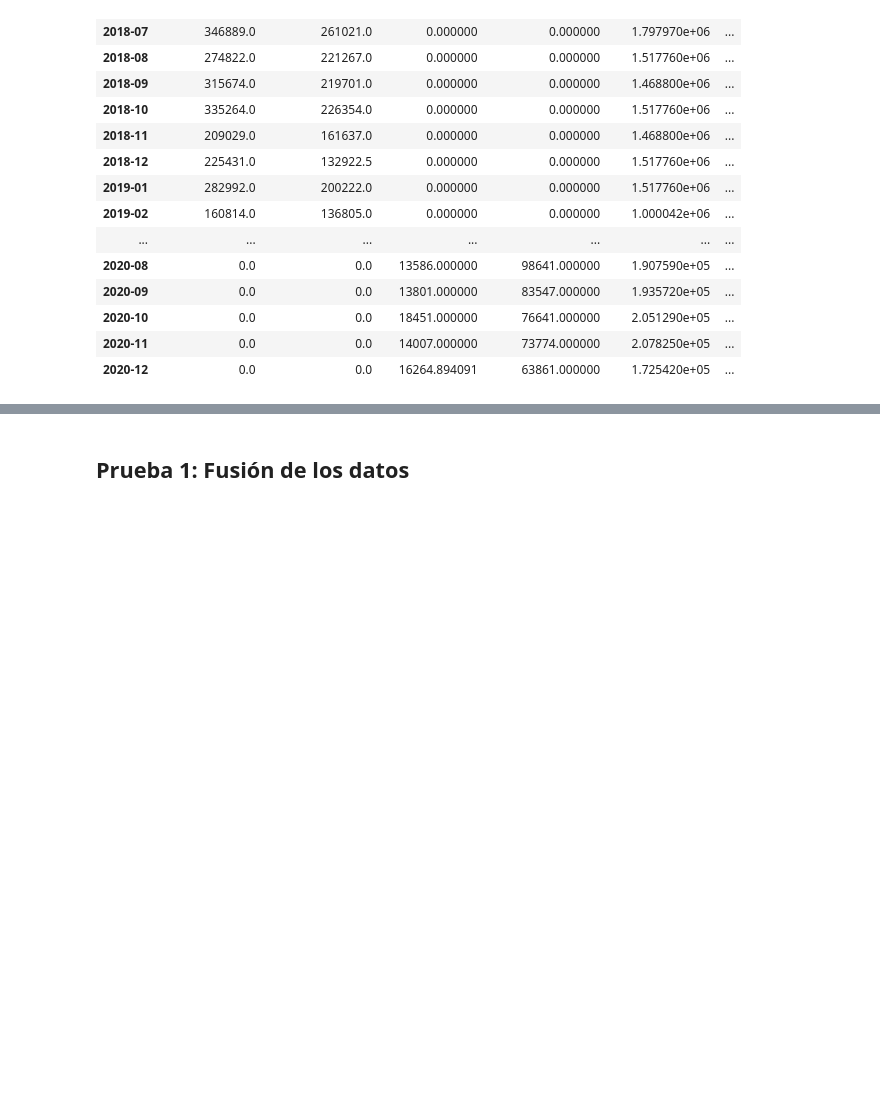
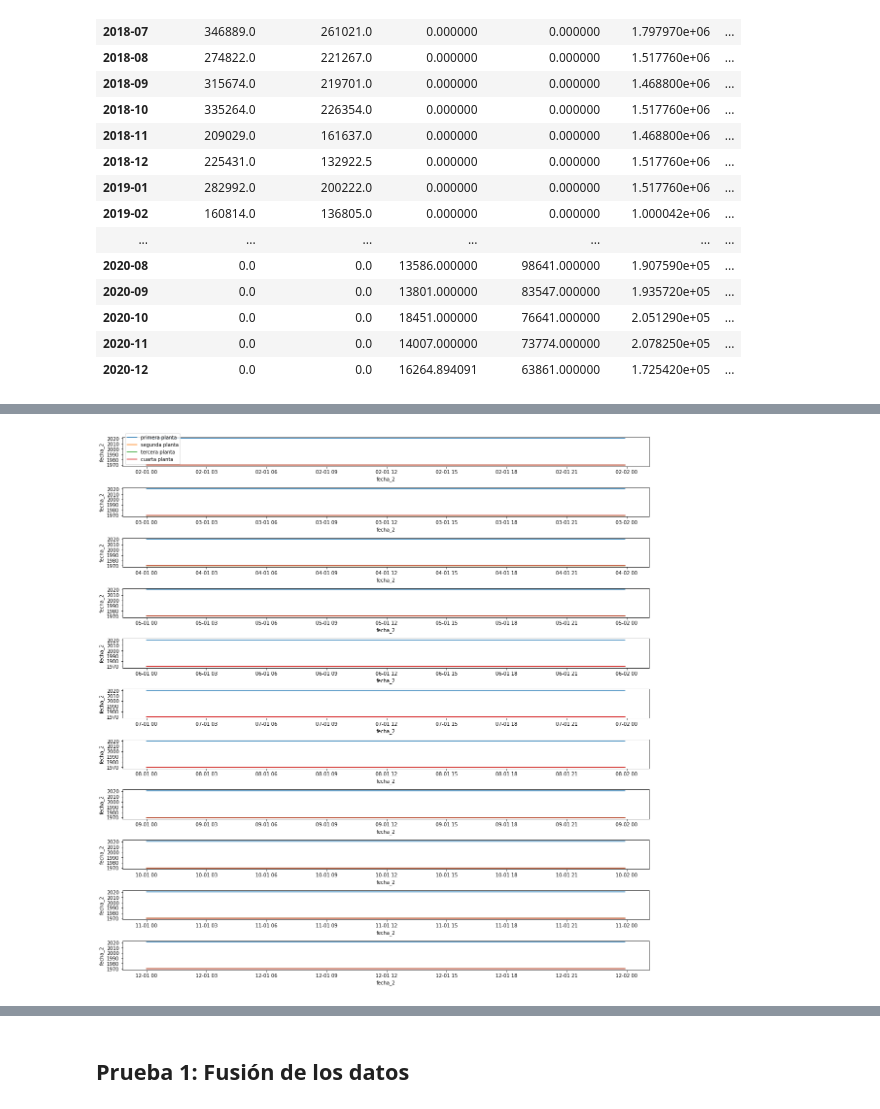
Before and after one commit to maaguado/time-series-building59, a Jupyter notebook: Inicial.ipynb, the cells around one changed output, grey strips where cells are left out. Cells and saved outputs as stored; diff of their text form; code cells hidden in the pictures; blank space fills up the shorter version.

```diff
--- a/Inicial.ipynb
+++ b/Inicial.ipynb
@@ -594,0 +586,3 @@ AttributeError: 'NoneType' object has no attribute 'remove'
+# %%
+filtro_2020 = occupation[(occupation['date']>'2020-02-10')&(occupation['date']<='2021-01-01')]
+filtro_2020
@@ -594,0 +603,3 @@ AttributeError: 'NoneType' object has no attribute 'remove'
+# %%
+filtro_2020['fecha_2']= pd.to_datetime(filtro_2020['date'].apply(lambda x:x.strftime("%Y-%m %H:%M:%S")))
+filtro_2020.groupby('fecha_2').mean().reset_index()
@@ -594,0 +625,21 @@ AttributeError: 'NoneType' object has no attribute 'remove'
+# %%
+#Visualización por meses (Febrero-Diciembre) de las tendencias en el conteo wifi a lo largo de un día (media de los timestamps de todo el mes)
+
+# Estudiamos las tendencias entre Mayo y Junio del 2018
+datos2020wifi = filtro_2020.groupby('fecha_2').mean().reset_index()[['fecha_2', 'wifi_first_south','wifi_second_south','wifi_third_south','wifi_fourth_south']]
+fig, axes = plt.subplots(nrows=11,ncols=1, figsize=(16,16) )
+variables = datos2020wifi.columns.values
+labels=['primera planta', 'segunda planta', 'tercera planta', 'cuarta planta']
+for i in range(11):
+    datos_mes = datos2020wifi[datos2020wifi['fecha_2'].dt.month == i+2]
+    for j in range(4):
+        sns.lineplot(x ='fecha_2', y=variables[j],data =datos_mes , palette='rocket', ax=axes[i], label =labels[j])
+    if i!=0:
+        axes[i].get_legend().remove()
+
+
+
+plt.tight_layout()
+plt.show()
+# %% [output]
+[figure, added]
```
Also changed, not shown: parts of 9 cells of this notebook.
